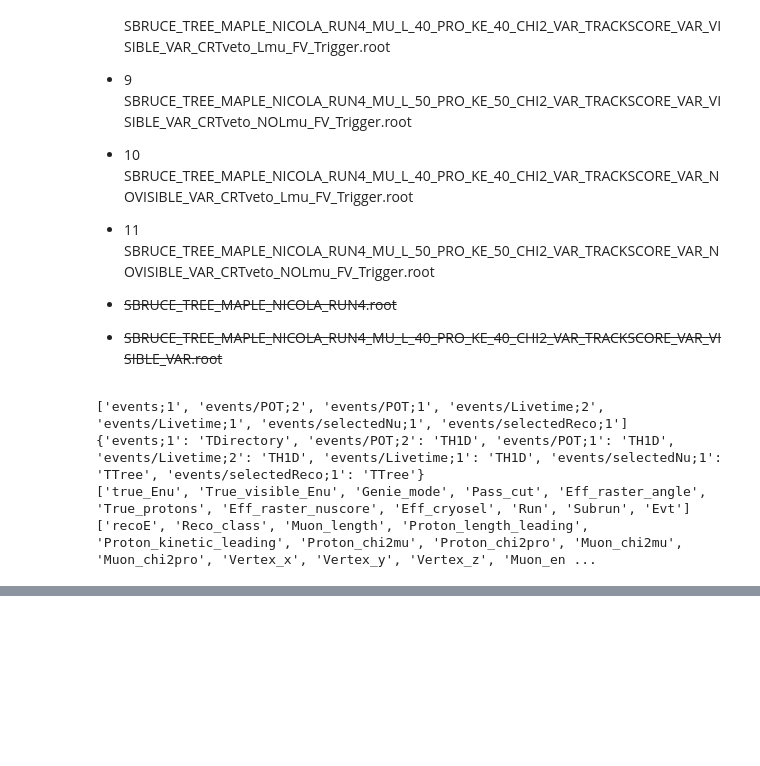
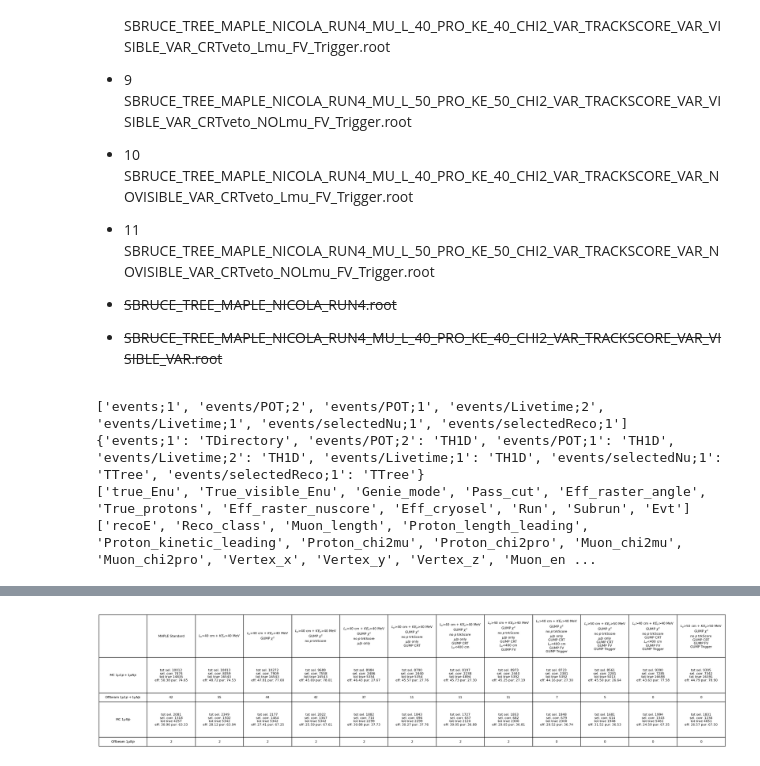
Before and after one commit to NicolaSommaggio/NicolaICARUS, a Jupyter notebook: MAPLE/selection_icarus/read_sbruce_tree.ipynb, the cells around one changed output, grey strips where cells are left out. Cells and saved outputs as stored; diff of their text form; code cells hidden in the pictures; blank space fills up the shorter version.

```diff
--- a/MAPLE/selection_icarus/read_sbruce_tree.ipynb
+++ b/MAPLE/selection_icarus/read_sbruce_tree.ipynb
@@ -475,8 +487,8 @@ dfs_nu = [
     df_nu_muL50_pKE50_pid_trackscore_NOvis_crt_NOLmumax_FV_Trigger
 ]
 
-offbeam_1Np = [42, 55, 44, 42, 0, 0, 0, 0, 0, 0, 0, 0]
-offbeam_Np  = [2, 2, 2, 2, 0, 0, 0, 0, 0, 0, 0, 0]
+offbeam_1Np = [42, 55, 44, 42, 37, 11, 11, 11, 7, 5, 0, 0]
+offbeam_Np  = [2, 2, 2, 2, 2, 2, 2, 2, 0, 0, 0, 0]
 
 # Calcolo delle celle per ciascuna fase di selezione
 mc_1Np_cells = []
@@ -510,33 +522,35 @@ col_labels = [""] + labels
 
 table = plt.table(
     cellText=rows,
     colLabels=col_labels,
     cellLoc="center",
     loc="center",
     colWidths=[0.12] + [0.12] * len(labels)
 )
 
 table.auto_set_font_size(False)
 table.set_fontsize(8)
 
 # Altezza dinamica delle righe in base al contenuto (ora poche righe, tante colonne)
 for i, row in enumerate(rows, start=1):
     n_lines = max(str(cell).count("\n") + 1 for cell in row)
     for j in range(len(col_labels)):
         table[(i, j)].set_height(0.10 * n_lines)
 
 # Altezza header (ora contiene le label lunghe delle fasi -> più righe)
 #for j, lab in enumerate(col_labels):
 #    n_lines = str(lab).count("\n") + 1
 #    table[(0, j)].set_height(0.10 * n_lines)
 
 header_max_lines = max(str(lab).count("\n") + 1 for lab in col_labels)
 
 for j in range(len(col_labels)):
     table[(0, j)].set_height(0.06 * header_max_lines)
 
 plt.savefig('plots/table.pdf', format='pdf', bbox_inches='tight')
 #plt.show()
+# %% [output]
+[figure, added]
 # %%
 plt.hist(df_reco_maple_newvars['FlashPE'],range=(0,100000),bins=50,label='MAPLE standard', histtype='step', lw=2)
 plt.hist(df_reco_gump_newvars['FlashPE'],range=(0,100000),bins=50,label=r'$L_{\mu}$>40 cm, $KE_p$>40 MeV, GUMP $\chi^2$, no $p$ trkScore, $\mu$/$p$ only', histtype='step', lw=2)
```
Also changed, not shown: parts of 8 cells of this notebook, 23 other files.
